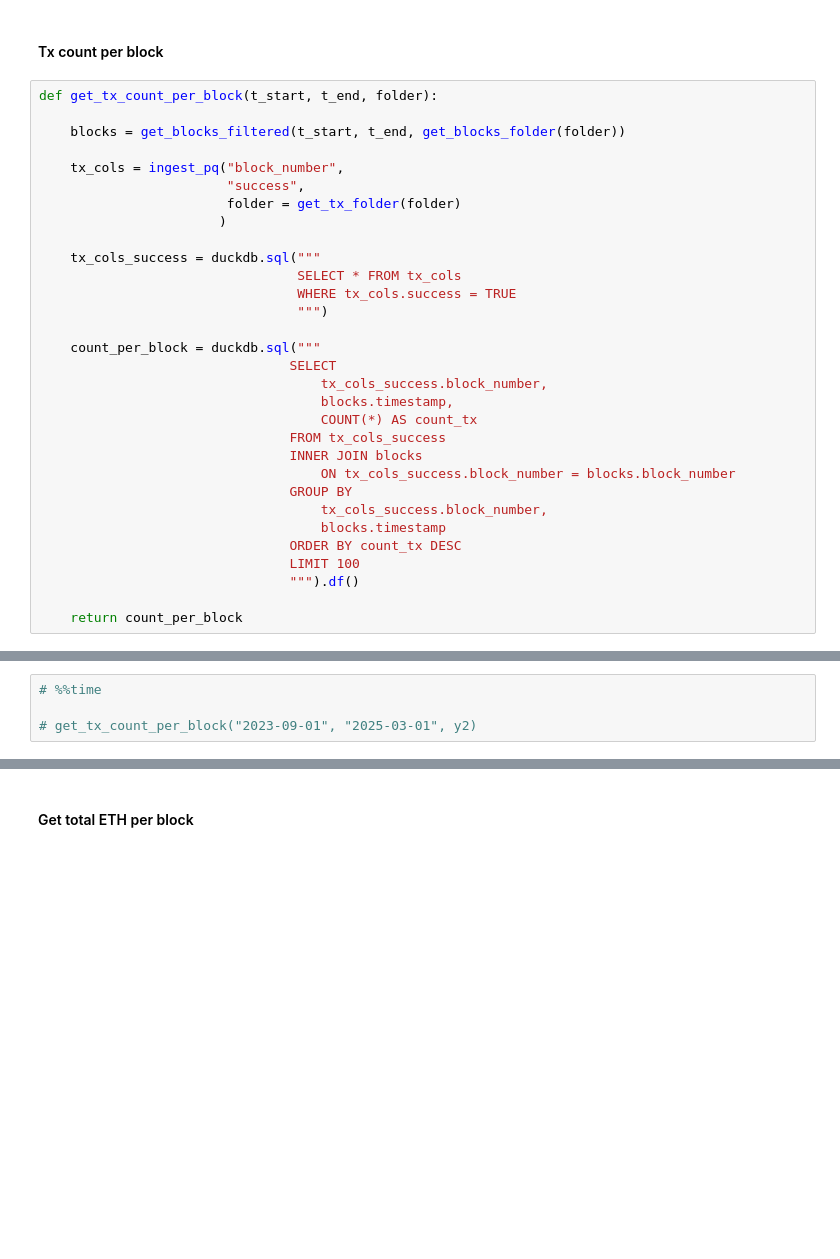
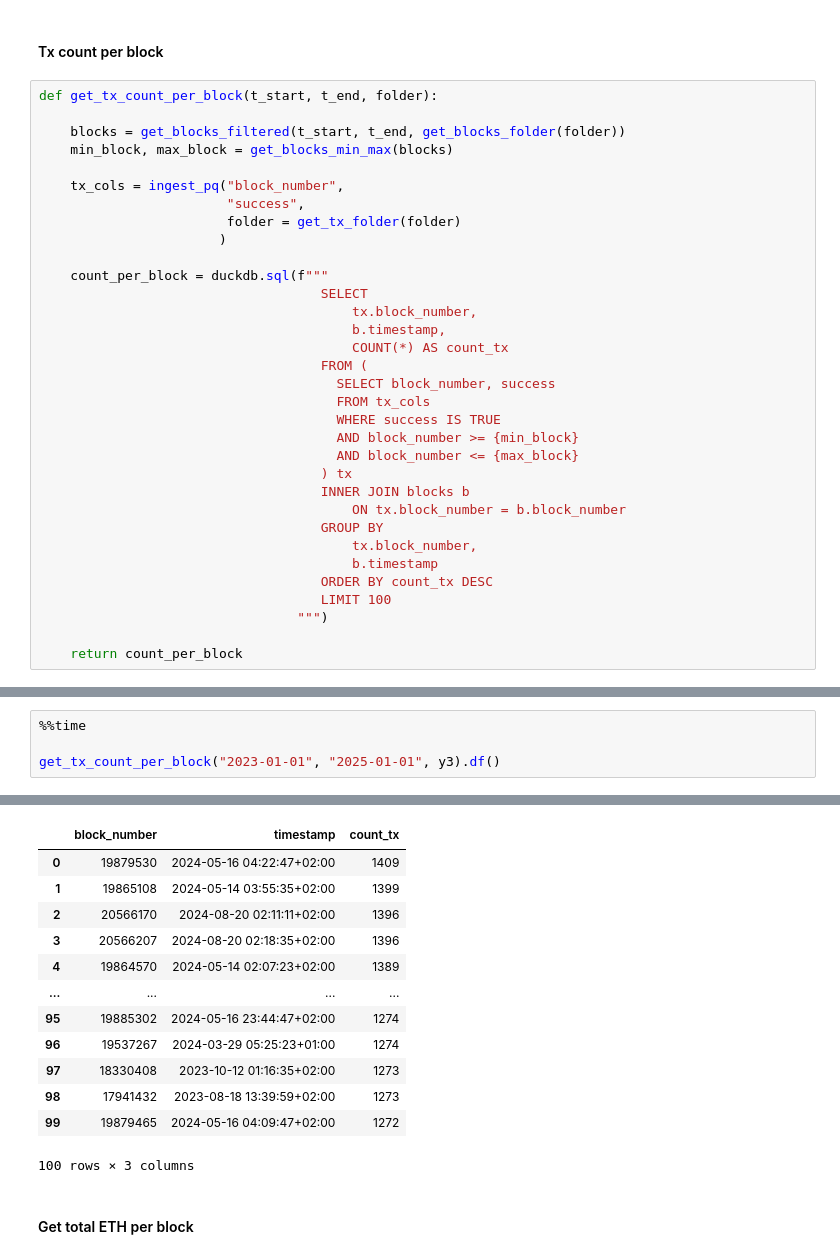
Before and after one commit to vnegi10/ETH_blockchain_data_analysis, a Jupyter notebook: DuckDB_query.ipynb, the cells around one changed output, grey strips where cells are left out. Drawn from its saved outputs; the diff is of its cells as text; blank space fills up the shorter version.

```diff
--- a/DuckDB_query.ipynb
+++ b/DuckDB_query.ipynb
@@ -130,30 +136,32 @@ def get_blocks_filtered(t_start, t_end, folder):
 def get_tx_count_per_block(t_start, t_end, folder):
 
     blocks = get_blocks_filtered(t_start, t_end, get_blocks_folder(folder))
+    min_block, max_block = get_blocks_min_max(blocks)
 
     tx_cols = ingest_pq("block_number",
                         "success",
                         folder = get_tx_folder(folder)
                        )
 
-    tx_cols_success = duckdb.sql("""
-                                 SELECT * FROM tx_cols
-                                 WHERE tx_cols.success = TRUE
+    count_per_block = duckdb.sql(f"""
+                                    SELECT
+                                        tx.block_number,
+                                        b.timestamp,
+                                        COUNT(*) AS count_tx
+                                    FROM (
+                                      SELECT block_number, success
+                                      FROM tx_cols
+                                      WHERE success IS TRUE
+                                      AND block_number >= {min_block}
+                                      AND block_number <= {max_block}
+                                    ) tx
+                                    INNER JOIN blocks b
+                                        ON tx.block_number = b.block_number
+                                    GROUP BY
+                                        tx.block_number,
+                                        b.timestamp
+                                    ORDER BY count_tx DESC
+                                    LIMIT 100
                                  """)
 
-    count_per_block = duckdb.sql("""
-                                SELECT
-                                    tx_cols_success.block_number,
-                                    blocks.timestamp,
-                                    COUNT(*) AS count_tx
-                                FROM tx_cols_success
-                                INNER JOIN blocks
-                                    ON tx_cols_success.block_number = blocks.block_number
-                                GROUP BY
-                                    tx_cols_success.block_number,
-                                    blocks.timestamp
-                                ORDER BY count_tx DESC
-                                LIMIT 100
-                                """).df()
-
     return count_per_block
@@ -180,4 +168,5 @@ Wall time: 208 ms
-# %%
-# %%time
-
-# get_tx_count_per_block("2023-09-01", "2025-03-01", y2)
+# %%
+%%time
+
+get_tx_count_per_block("2023-01-01", "2025-01-01", y3).df()
+# %% [output]
@@ -184,3 +175,16 @@ Wall time: 208 ms
+|  | block_number | timestamp | count_tx |
+| 0 | 19879530 | 2024-05-16 04:22:47+02:00 | 1409 |
+| 1 | 19865108 | 2024-05-14 03:55:35+02:00 | 1399 |
+| 2 | 20566170 | 2024-08-20 02:11:11+02:00 | 1396 |
+| 3 | 20566207 | 2024-08-20 02:18:35+02:00 | 1396 |
+| 4 | 19864570 | 2024-05-14 02:07:23+02:00 | 1389 |
+| ... | ... | ... | ... |
+| 95 | 19885302 | 2024-05-16 23:44:47+02:00 | 1274 |
+| 96 | 19537267 | 2024-03-29 05:25:23+01:00 | 1274 |
+| 97 | 18330408 | 2023-10-12 01:16:35+02:00 | 1273 |
+| 98 | 17941432 | 2023-08-18 13:39:59+02:00 | 1273 |
+| 99 | 19879465 | 2024-05-16 04:09:47+02:00 | 1272 |
+100 rows × 3 columns
 # %% [markdown]
 #### Get total ETH per block
 # %%
```
Also changed, not shown: parts of 33 cells of this notebook, 1 other file.
